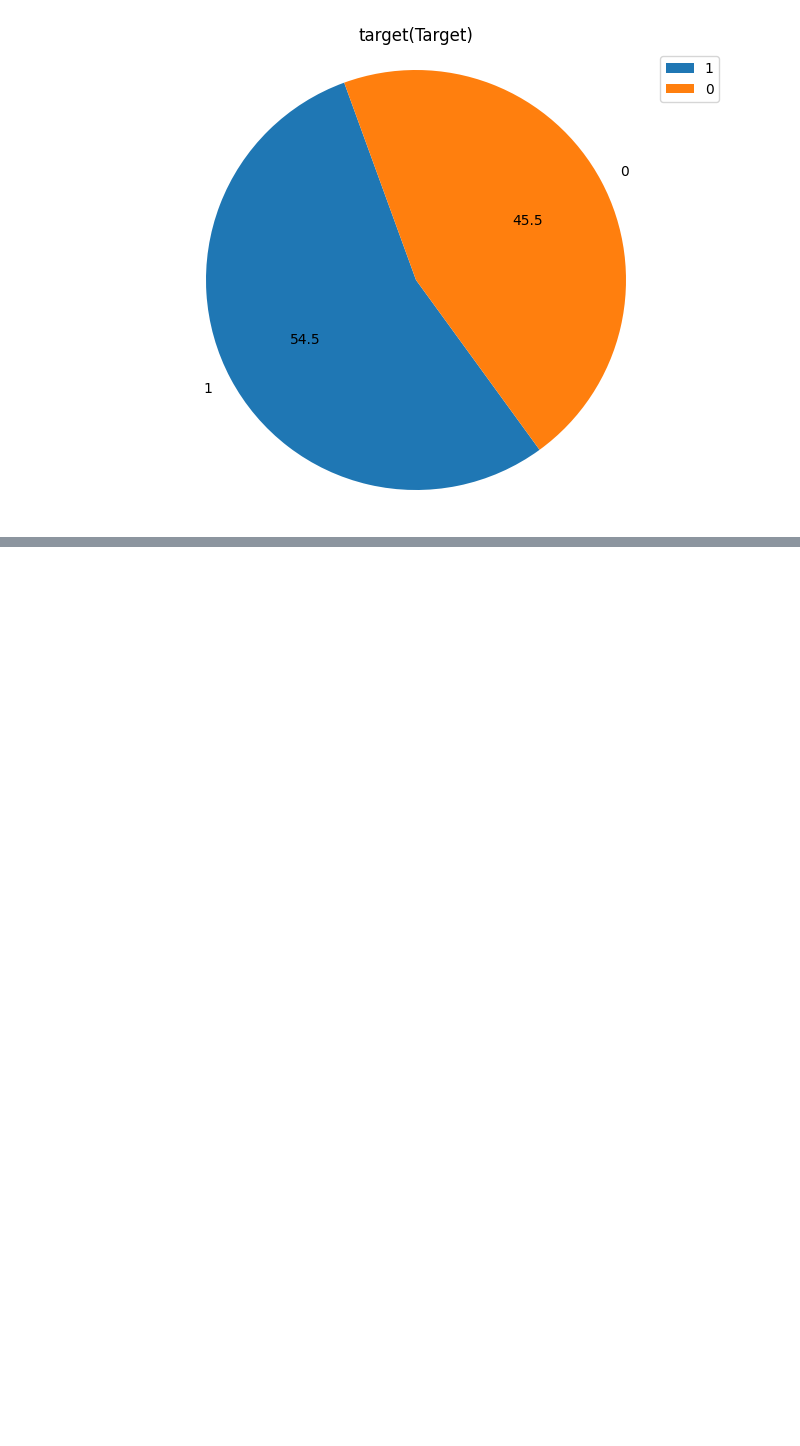
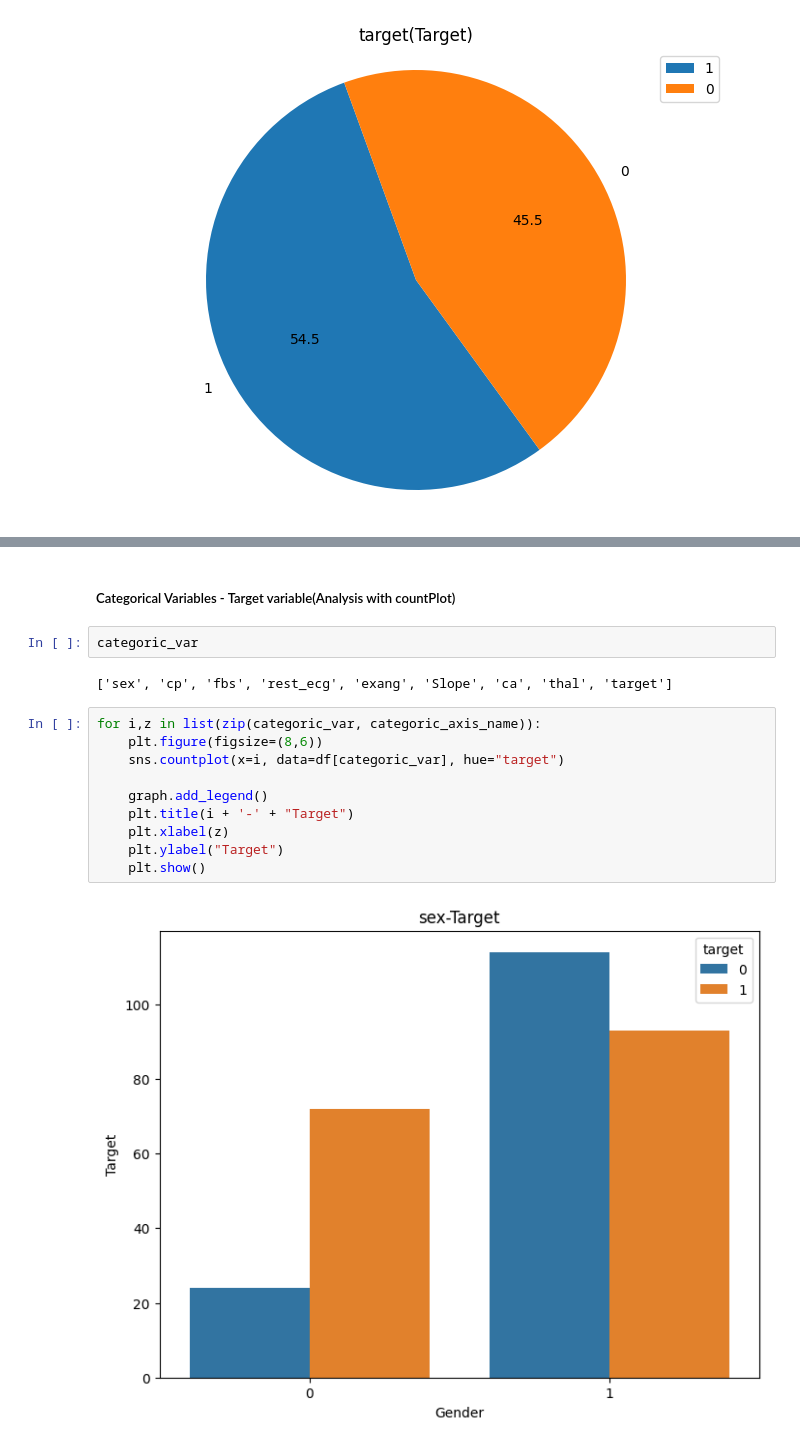
Before and after one commit to Shreya-khandelwal/Heart-Attack-Prediction-Analysis, a Jupyter notebook: code.ipynb, the cells around one changed output, grey strips where cells are left out. Drawn from its saved outputs; the diff is of its cells as text; blank space fills up the shorter version.

```diff
--- a/code.ipynb
+++ b/code.ipynb
@@ -339,0 +465,18 @@ for i,z in list(zip(categoric_var, categoric_axis_name)):
+# %% [markdown]
+##### Categorical Variables - Target variable(Analysis with countPlot)
+# %%
+categoric_var
+# %% [output]
+['sex', 'cp', 'fbs', 'rest_ecg', 'exang', 'Slope', 'ca', 'thal', 'target']
+# %%
+for i,z in list(zip(categoric_var, categoric_axis_name)):
+    plt.figure(figsize=(8,6))
+    sns.countplot(x=i, data=df[categoric_var], hue="target")
+
+    graph.add_legend()
+    plt.title(i + '-' + "Target")
+    plt.xlabel(z)
+    plt.ylabel("Target")
+    plt.show()
+# %% [output]
+[figure, added]
```
Also changed, not shown: parts of 85 cells of this notebook.
